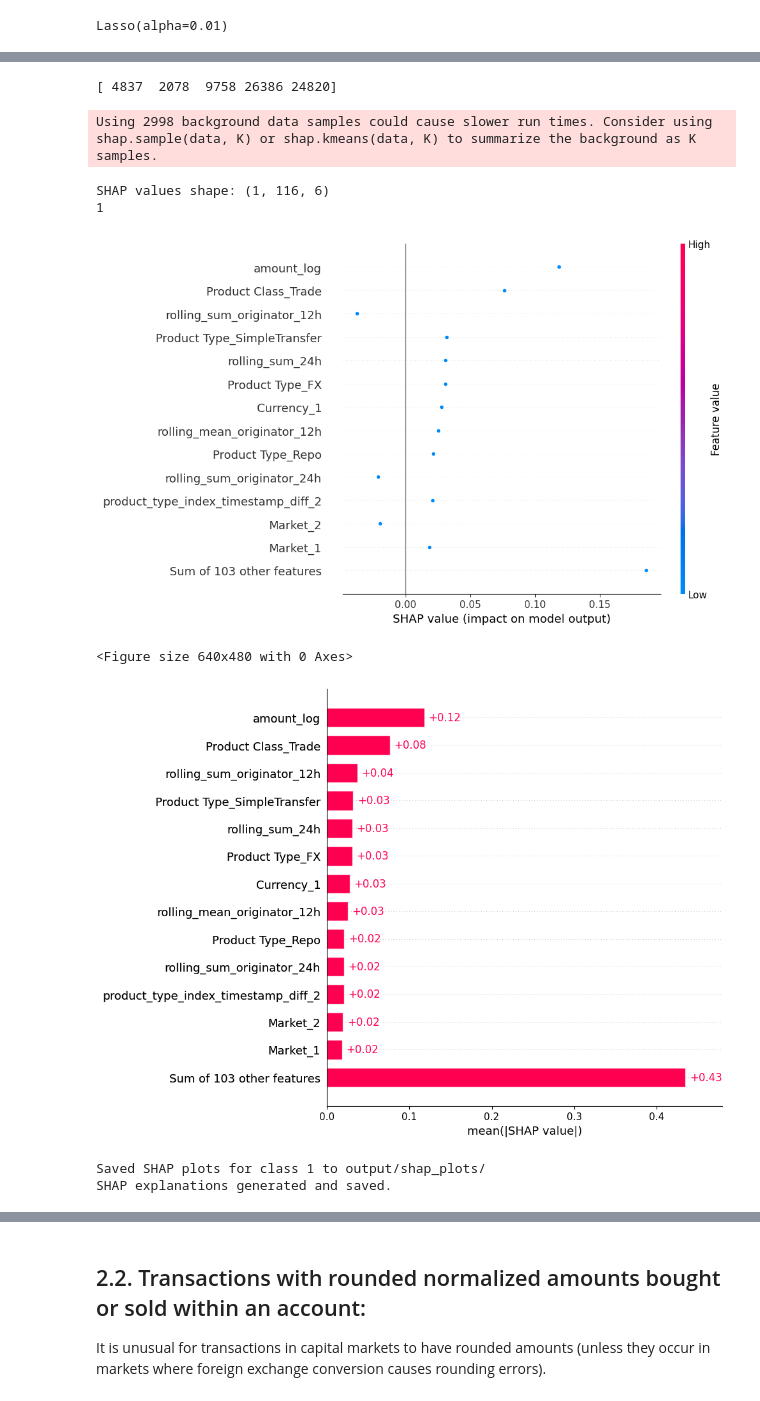
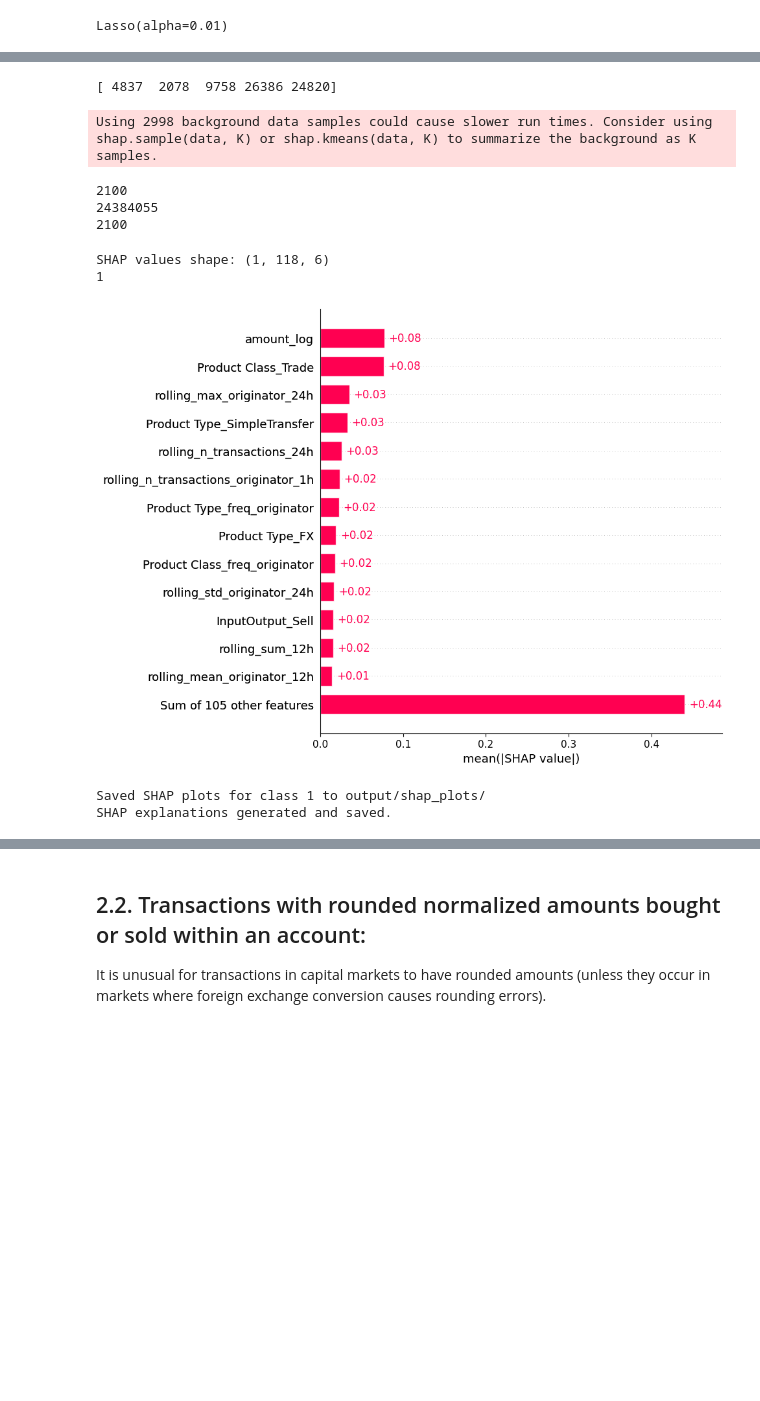
Before and after one commit to darosali/explainable-latent-classifiers, a Jupyter notebook: explanation_example2.ipynb, the cells around one changed output, grey strips where cells are left out. Saved outputs shown, nothing was run; the diff lists cells and outputs as text; code cells hidden in the pictures; blank space fills up the shorter version.

Commit message:
refine explanations overview

```diff
--- a/explanation_example2.ipynb
+++ b/explanation_example2.ipynb
@@ -21,12 +24,12 @@ pl.Config.set_tbl_cols(150)
 polars.config.Config
 # %%
 df = pl.read_parquet("amaretto_transformed_scaled.pq")
-df = df.with_columns(((pl.col('hour') >= 1) & (pl.col('hour') < 6)).alias('unusual_hour'))
+df = df.with_columns(((pl.col('hour') >= 2) & (pl.col('hour') < 5)).alias('unusual_hour'))
 df_train, df_val, df_test = split_data(df)
 
 #columns_to_drop = ['id', 'Anomaly', 'Anomaly_bin', 'Originator', 'datetime']
 #columns_to_drop = ['id', 'Anomaly', 'Anomaly_bin', 'Originator', 'datetime', 'day_of_week', 'day_of_month', 'hour', 'minute']
-columns_to_drop = ['id', 'Anomaly', 'Anomaly_bin', 'Originator', 'datetime', 'day_of_week', 'day_of_month', 'hour', 'minute', 'day_of_week_cos', 'day_of_month_cos', 'minute_cos', 'day_of_week_sin', 'day_of_month_sin', 'minute_sin']
+columns_to_drop = ['id', 'Anomaly', 'Anomaly_bin', 'Originator', 'datetime', 'day_of_week', 'day_of_month', 'hour', 'minute', 'day_of_month_cos', 'minute_cos', 'day_of_month_sin', 'minute_sin']
 
 
 target_column = 'Anomaly'
@@ -58,7 +61,7 @@ print(len(train_loader))
 95516
 # %%
 model = CombinedModel(input_dim=X_train.shape[1], hidden_layers=[64, 64], latent_dim=16, num_classes=6)
-model.load_state_dict(torch.load("model_combined_3.pth"))
+model.load_state_dict(torch.load("model_combined_best.pth"))
 print(model)
 # %% [output]
 CombinedModel(
@@ -210,13 +278,14 @@ rolling_max_1h: -0.03708660145117437
 # %%
 X_train_shap, _, _ = sample_data(X_train, y_train, n_samples=3000, anomaly_ratio=0.3, random_seed=42)
-get_shap_explanations_mlp_class(model, X_train_shap, x.reshape(1, -1), feature_names, filename='figs/shap_plots/shap_amaretto_GM')
+get_shap_explanations_mlp_class(model, X_train_shap, x.reshape(1, -1), feature_names, filename='figs/shap_plots/shap_CM')
 # %% [output]
 [ 4837  2078  9758 26386 24820]
 Using 2998 background data samples could cause slower run times. Consider using shap.sample(data, K) or shap.kmeans(data, K) to summarize the background as K samples.
-SHAP values shape: (1, 116, 6)
-1
+2100
+24384055
+2100
+SHAP values shape: (1, 118, 6)
+1
-[figure, old version]
+[figure, new version]
-<Figure size 640x480 with 0 Axes>
-[figure, removed]
 Saved SHAP plots for class 1 to output/shap_plots/
 SHAP explanations generated and saved.
```
Also changed, not shown: parts of 120 cells of this notebook, 15 other files.
